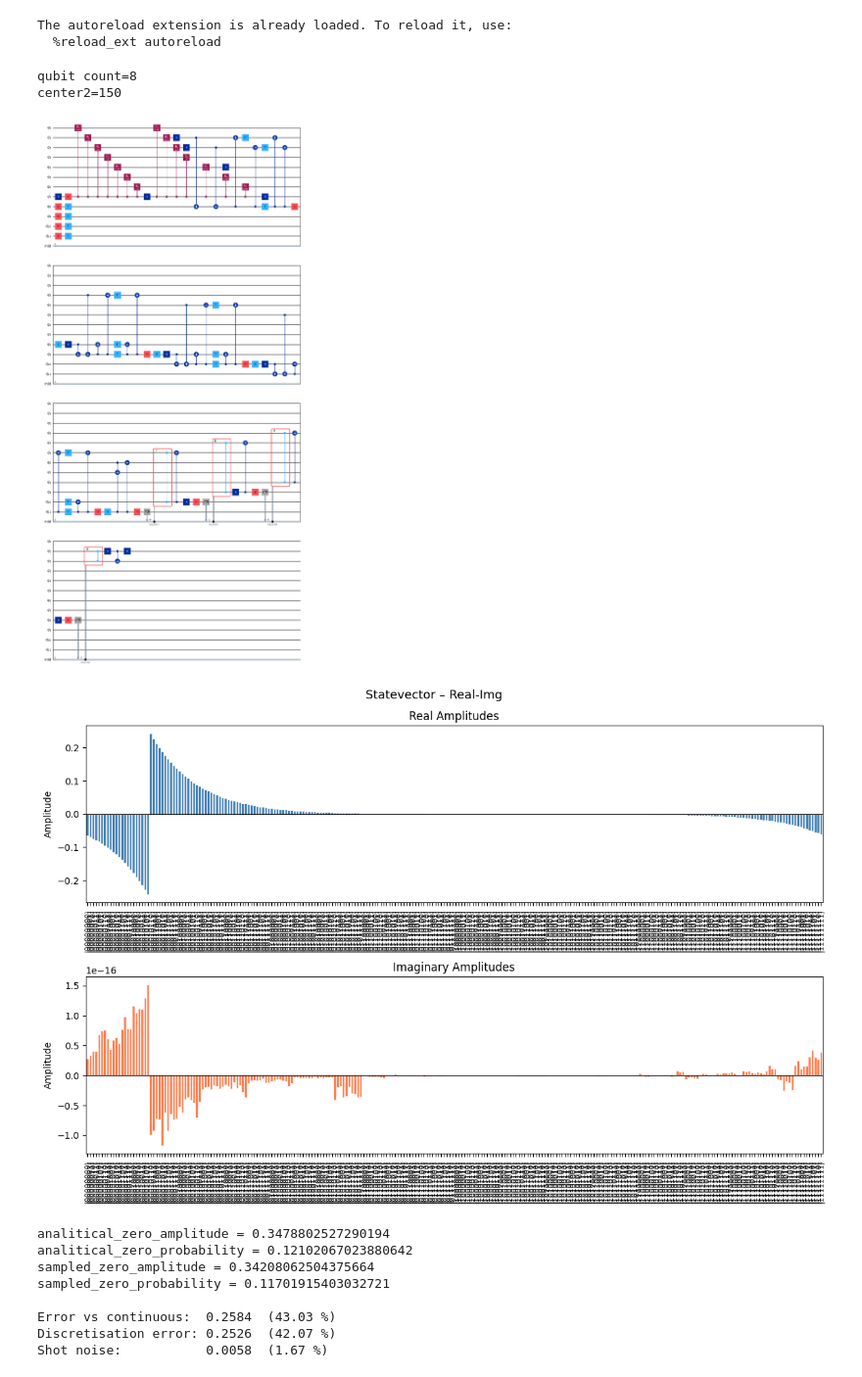
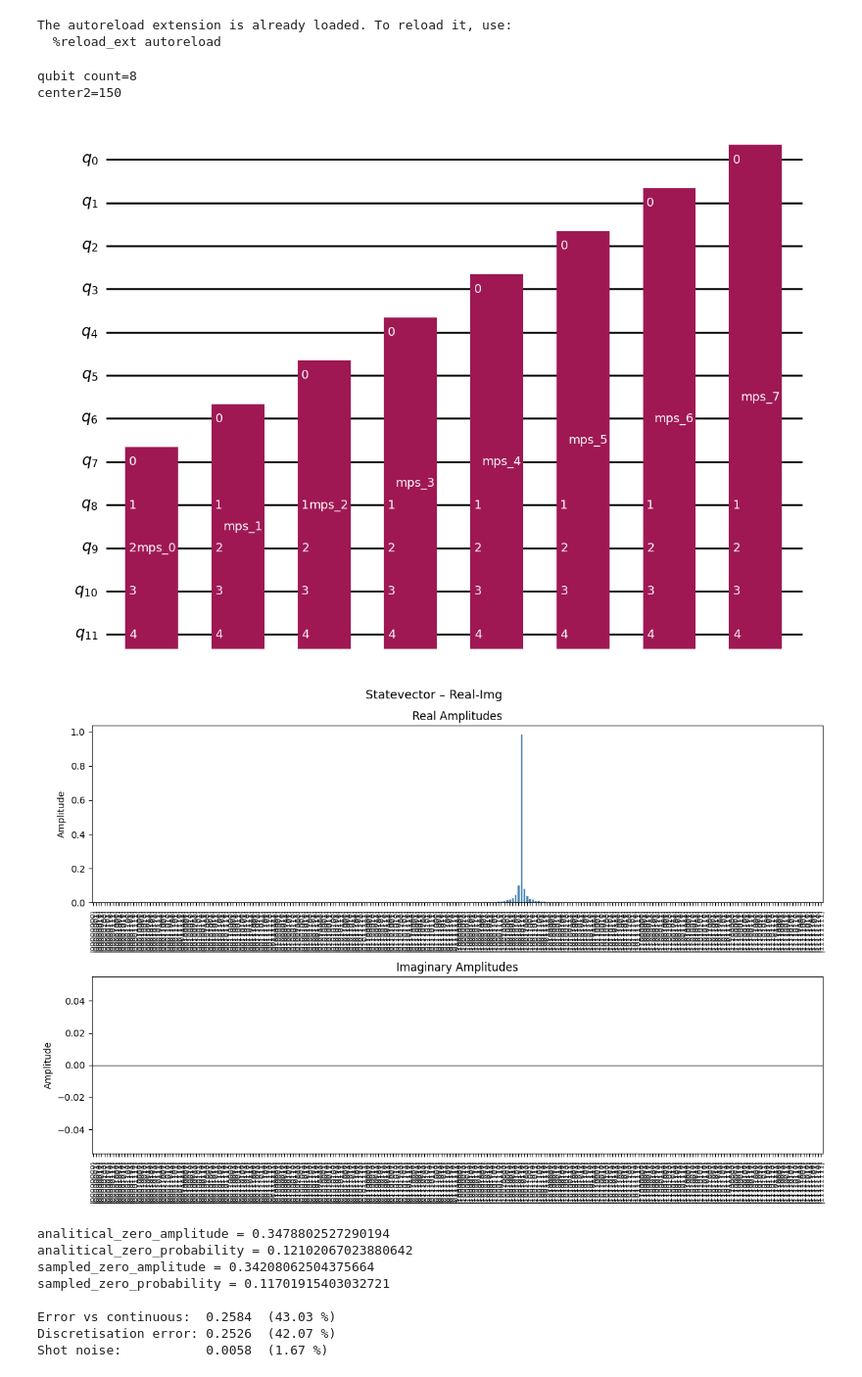
Before and after one commit to sorin-bolos/QuantumComputingResearch, a Jupyter notebook: STOsInMoleculeSymulations/STOs1DCircuits.ipynb, the cells around one changed output. Shown at 98% size. Saved outputs shown, nothing was run; the diff lists cells and outputs as text; code cells hidden in the pictures.

Commit message:
try potential integrals

```diff
--- a/STOsInMoleculeSymulations/STOs1DCircuits.ipynb
+++ b/STOsInMoleculeSymulations/STOs1DCircuits.ipynb
@@ -75,37 +75,38 @@ used_center_distance = scaled_center_distance / scale
 exact_result = (1 + used_center_distance) * np.exp(-used_center_distance)
 
 center1 = 2 ** (n_qubits - 1)
 center2 = 2 ** (n_qubits - 1) + scaled_center_distance
 
 print(f"qubit count={n_qubits}")
 print(f"center2={center2}")
 
 from utils.sto_1s_1d import Sto1S
 sto1s = Sto1S(allow_measurement, optimize_t_gates)
 
 # Decaying exponential state: |ψ⟩ = N · Σ e^(-a·i) |i⟩  for i = 0 … 2^4-1
 
-#qc = sto1s.get_sto_1s_1d_carthesian(n_qubits, scaled_a, 0)
-qc = sto1s.get_sto_1s_1d_derivative_carthesian(n_qubits, scaled_a, 22)
+# qc = sto1s.get_sto_1s_1d_carthesian(n_qubits, scaled_a, center1+22)
+# qc = sto1s.get_sto_1s_1d_derivative_carthesian(n_qubits, scaled_a, center1+22)
+qc = sto1s.get_sto_1s_1d_potential_cartesian(n_qubits, a, max_range/2 + center_distance, max_range/2 + center_distance, max_range)
 
 display(qc.draw('mpl'))
 
 # print(get_ancilla_amplitudes(qc, n_qubits))
 
 
 data_amps = simulation_executor.get_data_amplitudes(qc, n_qubits)
 fig = simulation_executor.plot_statevector_real_imag(data_amps, n_qubits)
 # fig = simulation_executor.plot_statevector_modulus_phase(data_amps, n_qubits)
 
 # shots = 10024
 # counts = simulation_executor.sample_measurement_counts(qc, n_qubits, shots=shots)
 # fig = sample_interpreter.plot_sampled_measurements(counts)
 # # simulation_executor.print_statevector(data_amps, n_qubits)
 # %% [output]
 qubit count=8
 center2=150
-[figure, old version]
+[figure, new version]
-[figure, old version]
+[figure, new version]
 # %%
 from utils.integrals import Integals
 
```
Also changed, not shown: 6 other files.
